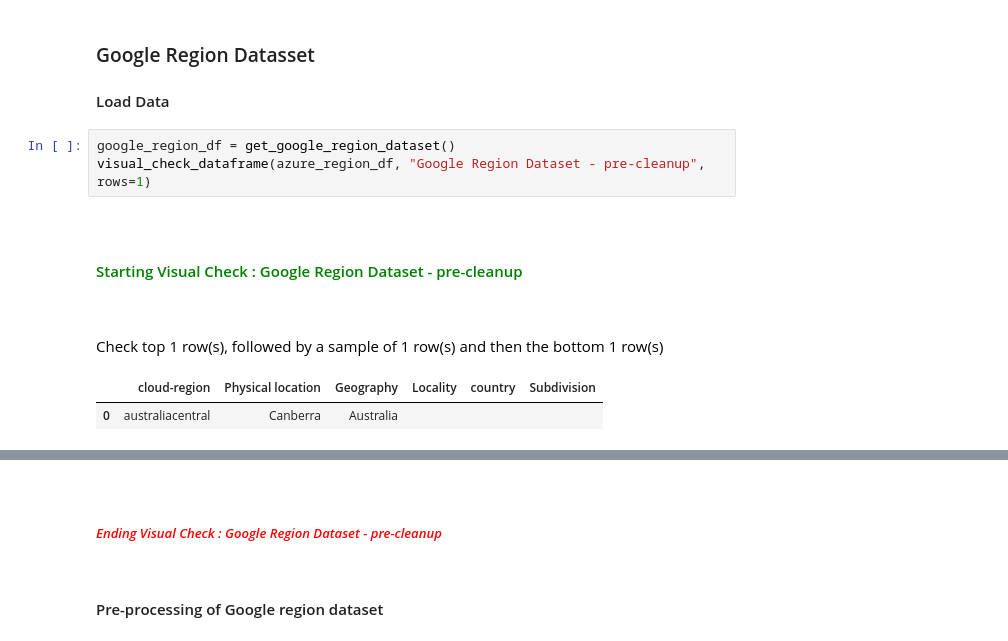
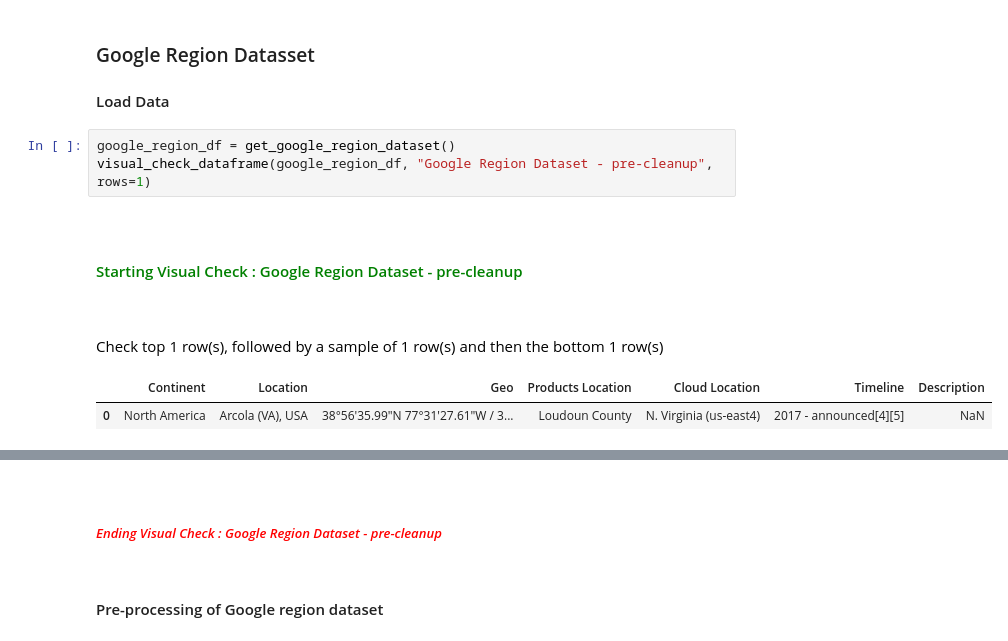
Before and after one commit to craig-dougan-maersk/MSc_Software_Eng_DataEngineering_Submission, a Jupyter notebook: countries_combine_all_clouds.ipynb, the cells around one changed output, grey strips where cells are left out. Cells and saved outputs as stored; diff of their text form.

```diff
--- a/countries_combine_all_clouds.ipynb
+++ b/countries_combine_all_clouds.ipynb
@@ -603,9 +648,9 @@ Ending Visual Check : Azure Region Dataset - post cleanup
 #### Load Data
 # %%
 google_region_df = get_google_region_dataset()
-visual_check_dataframe(azure_region_df, "Google Region Dataset - pre-cleanup", rows=1)
+visual_check_dataframe(google_region_df, "Google Region Dataset - pre-cleanup", rows=1)
 # %% [output]
 Starting Visual Check : Google Region Dataset - pre-cleanup
 Check top 1 row(s), followed by a sample of 1 row(s) and then the bottom 1 row(s)
-|  | cloud-region | Physical location | Geography | Locality | country | Subdivision |
-| 0 | australiacentral | Canberra | Australia |  |  |  |
+|  | Continent | Location | Geo | Products Location | Cloud Location | Timeline | Description |
+| 0 | North America | Arcola (VA), USA | 38°56′35.99″N 77°31′27.61″W﻿ / ﻿3... | Loudoun County | N. Virginia (us-east4) | 2017 - announced[4][5] | NaN |
```
Also changed, not shown: parts of 19 cells of this notebook.
